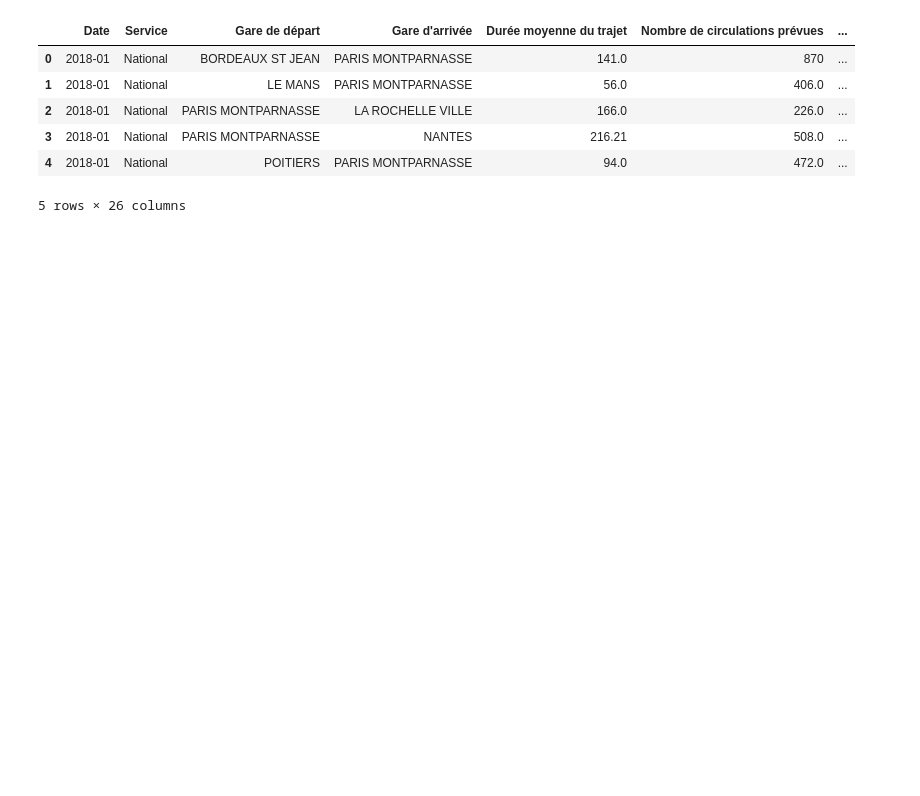
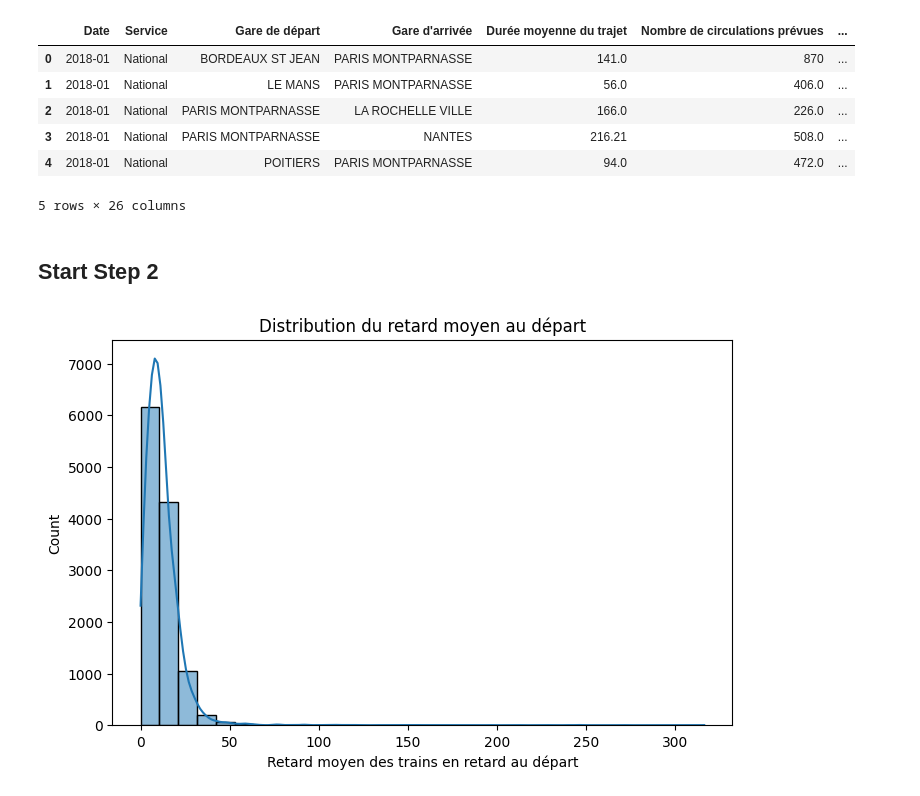
Before and after one commit to LeMatt28/Tardis-AI, a Jupyter notebook: tardis_eda.ipynb, the cells around one changed output. Saved outputs shown, nothing was run; the diff lists cells and outputs as text; code cells hidden in the pictures; blank space fills up the shorter version.

Commit message:
feat: Add step2 graph

```diff
--- a/tardis_eda.ipynb
+++ b/tardis_eda.ipynb
@@ -31,3 +32,43 @@ df.head()
 | 3 | 2018-01 | National | PARIS MONTPARNASSE | NANTES | 216.21 | 508.0 | ... |
 | 4 | 2018-01 | National | POITIERS | PARIS MONTPARNASSE | 94.0 | 472.0 | ... |
 5 rows × 26 columns
+# %% [markdown]
+## Start Step 2
+# %%
+# Statistiques générales
+# df.describe()
+
+# variables liées aux retards
+delay_cols = [
+    "Nombre de trains annulés",
+    "Nombre de trains en retard au départ",
+    "Retard moyen des trains en retard au départ",
+    "Nombre trains en retard > 15min",
+    "Nombre trains en retard > 30min",
+    "Nombre trains en retard > 60min"
+]
+
+df[delay_cols].describe()
+
+
+
+# Colonnes à convertir
+cols_to_convert = [
+    "Retard moyen des trains en retard au départ",
+    "Prct retard pour cause gestion en gare et réutilisation de matériel"
+]
+
+for col in cols_to_convert:
+    df[col] = (
+        df[col]
+        .astype(str)
+        .str.replace(",", ".", regex=False)
+    )
+    df[col] = pd.to_numeric(df[col], errors="coerce")
+
+plt.figure(figsize=(8,5))
+sns.histplot(df["Retard moyen des trains en retard au départ"], bins=30, kde=True)
+plt.title("Distribution du retard moyen au départ")
+plt.show()
+# %% [output]
+[figure, added]
```
Also changed, not shown: parts of 2 cells of this notebook.
